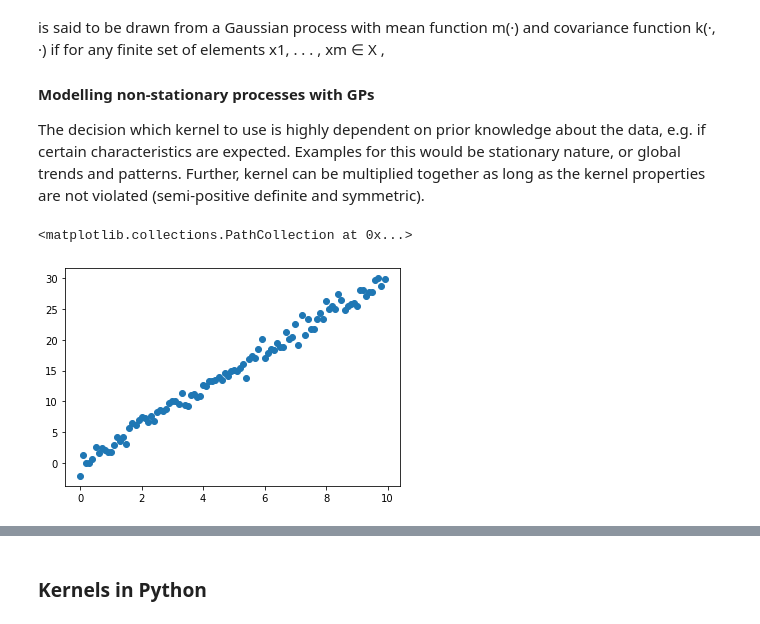
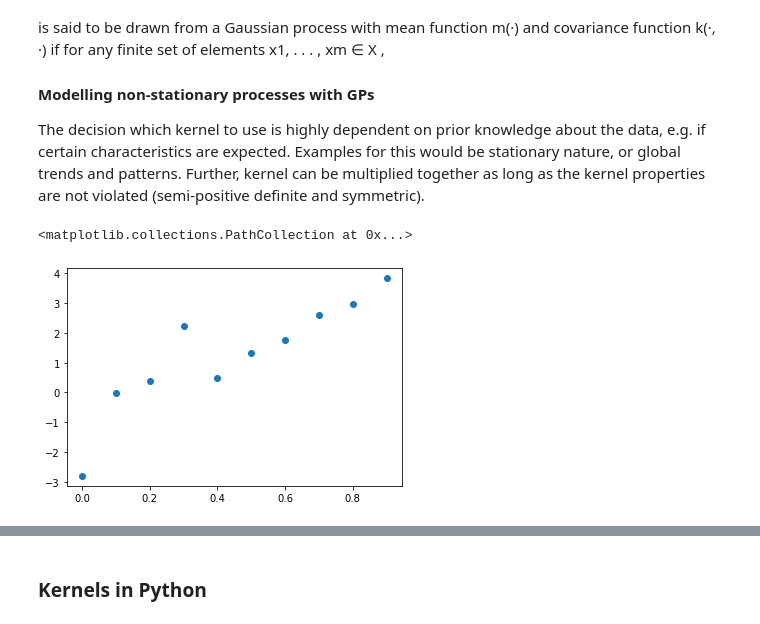
Before and after one commit to jackleekopij/Signal_processing, a Jupyter notebook: Gaussian Processes.ipynb, the cells around one changed output, grey strips where cells are left out. Saved outputs shown, nothing was run; the diff lists cells and outputs as text; code cells hidden in the pictures.

```diff
--- a/Gaussian Processes.ipynb
+++ b/Gaussian Processes.ipynb
@@ -127,25 +127,25 @@ The decision which kernel to use is highly dependent on prior knowledge about th
 # %%
 # import base libraries
 import numpy as np
 import pandas as pd
 import matplotlib.pyplot as plt
 import seaborn as sb
 # import libraries for GP component
 from sklearn.gaussian_process import GaussianProcessRegressor
 import sklearn.gaussian_process.kernels as k
 %matplotlib inline
 
 # create linear trend
-x = range(100)
+x = range(10)
 x = [i/10 for i in x]
 
 y_white = np.random.normal(0,1,len(x))
 y_trend = [3 * i for i in x]
 y = y_trend + y_white
 
 plt.scatter(x,y)
 # %% [output]
 <matplotlib.collections.PathCollection at 0x...>
-[figure, old version]
+[figure, new version]
 # %%
 # do Gaussian process regression
```
Also changed, not shown: parts of 3 cells of this notebook.
